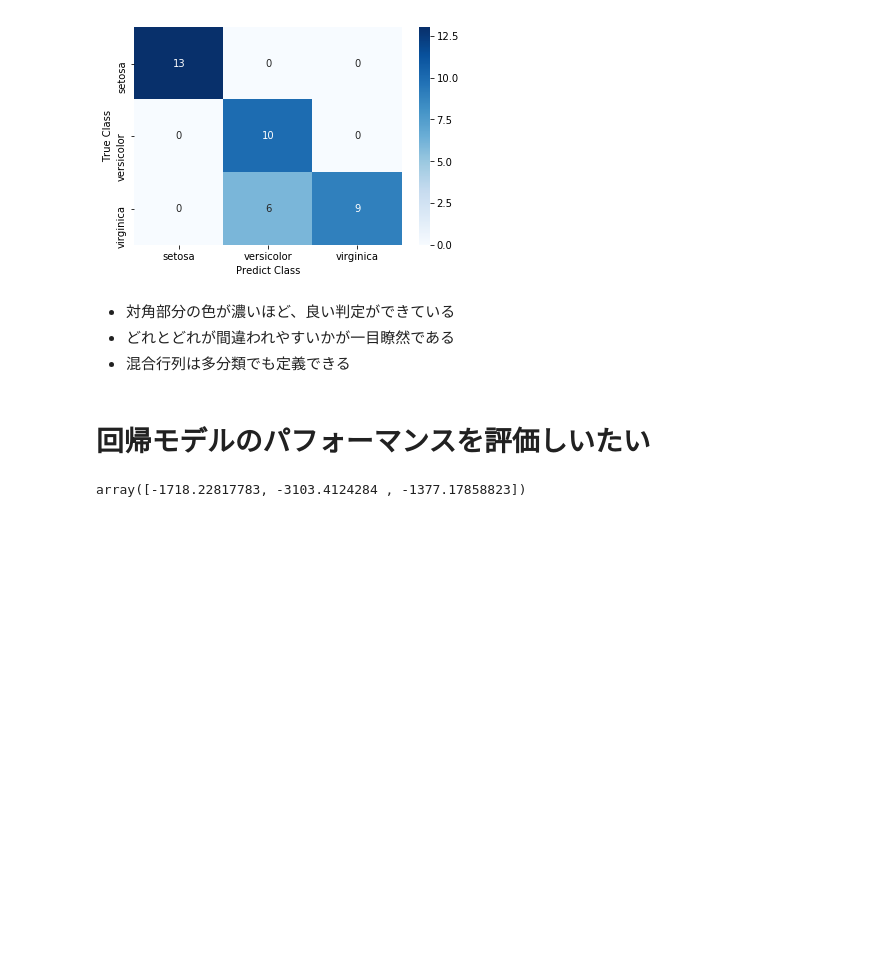
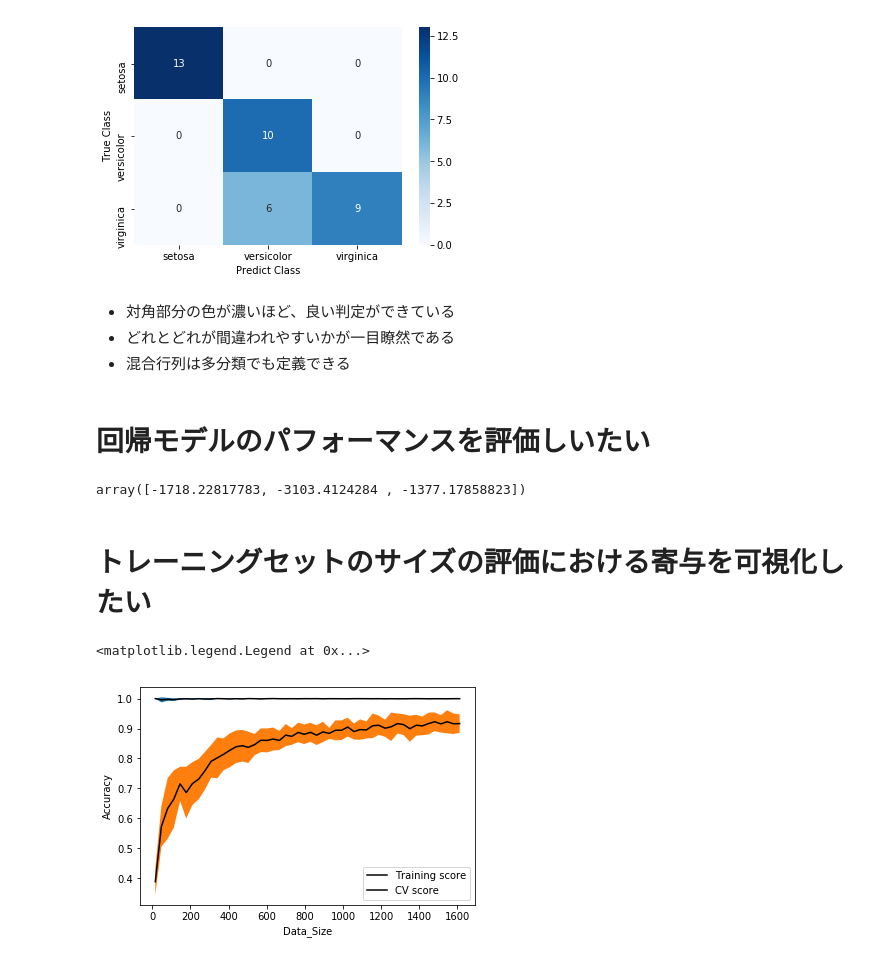
Before and after one commit to hiroaki8388/datascienceEdu, a Jupyter notebook: Chapter 11. Model Evaluation.ipynb, the cells around one changed output. Cells and saved outputs as stored; diff of their text form; code cells hidden in the pictures; blank space fills up the shorter version.

```diff
--- a/Chapter 11. Model Evaluation.ipynb
+++ b/Chapter 11. Model Evaluation.ipynb
@@ -175,3 +177,43 @@ ols=LinearRegression()
 cross_val_score(ols,features,target,scoring='neg_mean_squared_error')
 # %% [output]
 array([-1718.22817783, -3103.4124284 , -1377.17858823])
+# %% [markdown]
+# トレーニングセットのサイズの評価における寄与を可視化したい
+# %%
+import numpy as np
+from sklearn.ensemble import RandomForestClassifier
+from sklearn.datasets import load_digits
+from sklearn.model_selection import learning_curve
+
+disit=load_digits()
+
+features,target=disit.data,disit.target
+
+train_sizes,train_scores,test_scores=learning_curve(
+RandomForestClassifier(),
+features,
+target,
+cv=10,
+scoring='accuracy',
+train_sizes=np.linspace(0.01,1.0,50) # 50等分割ずつtrain量を増やしてく
+)
+# %%
+train_mean=np.mean(train_scores,axis=1)
+train_std=np.std(train_scores,axis=1)
+test_mean=np.mean(test_scores,axis=1)
+test_std=np.std(test_scores,axis=1)
+
+
+plt.plot(train_sizes,train_mean,'k-',label='Training score')
+plt.plot(train_sizes,test_mean,'k-',label='CV score')
+
+# 標準偏差の範囲を色付け
+plt.fill_between(train_sizes,train_mean-train_std,train_mean+train_std)
+plt.fill_between(train_sizes,test_mean-test_std,test_mean+test_std)
+
+plt.xlabel('Data_Size')
+plt.ylabel('Accuracy')
+plt.legend()
+# %% [output]
+<matplotlib.legend.Legend at 0x...>
+[figure, added]
```
Also changed, not shown: parts of 1 cell of this notebook.
